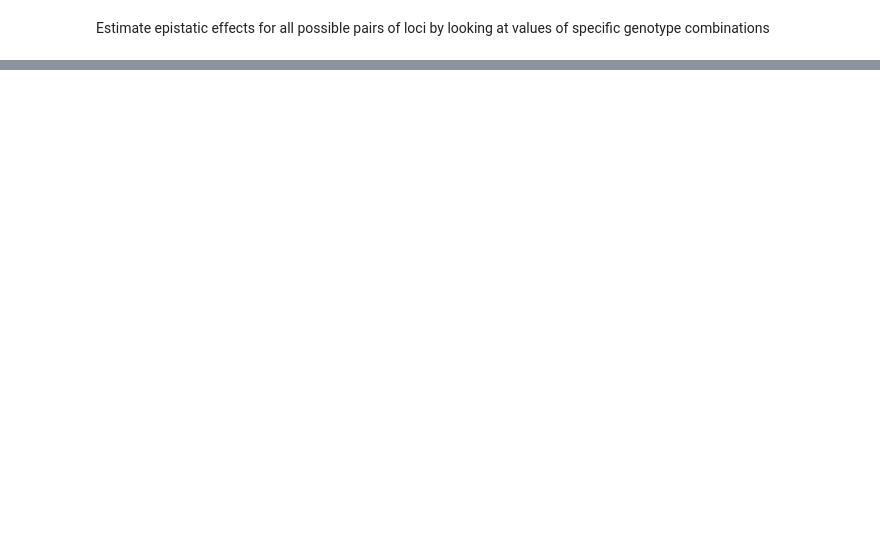
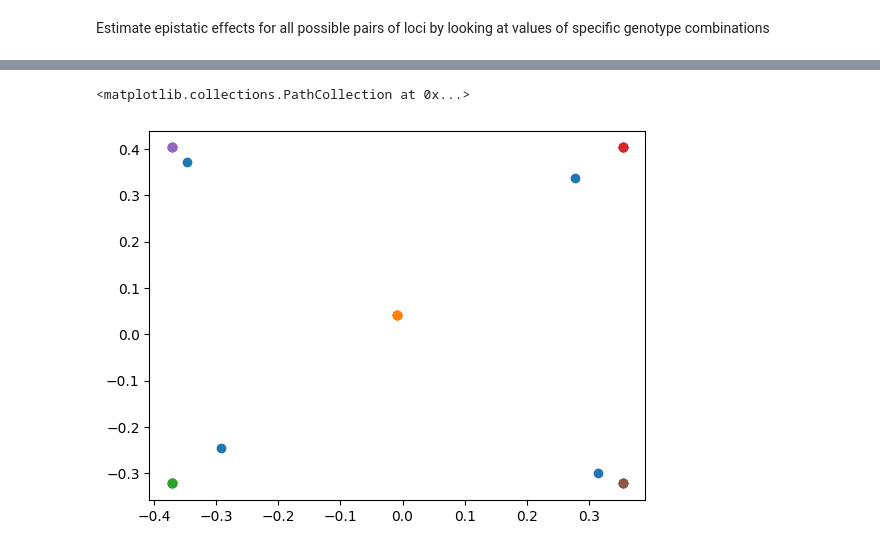
Before and after one commit to Arcadia-Science/2025_genopheno_local_linear_mapping, a Jupyter notebook: index.ipynb, the cells around one changed output, grey strips where cells are left out. Drawn from its saved outputs; the diff is of its cells as text; code cells hidden in the pictures; blank space fills up the shorter version.

```diff
--- a/index.ipynb
+++ b/index.ipynb
@@ -58,5 +58,5 @@ regularization = 1
 
 
 sim_name = f'qhaplo_{qtl_n}qtl_{sample_size}n_rep{rep}'
-base_file_name = f'sims/{sim_name}_'
-true_eff = pd.read_csv(f'sims/qhaplo_{qtl_n}qtl_{sample_size}n_rep1_eff.txt', delimiter=' ')
+base_file_name = f'input_data//{sim_name}_'
+true_eff = pd.read_csv(f'input_data//qhaplo_{qtl_n}qtl_{sample_size}n_rep1_eff.txt', delimiter=' ')
@@ -63,6 +65,8 @@ true_eff = pd.read_csv(f'sims/qhaplo_{qtl_n}qtl_{sample_size}n_rep1_eff.txt', de
 # %% [markdown]
 #### Managing input data
 # %%
+# | code-fold: true
+
 #datasets and dataloaders
 class BaseDataset(Dataset):
     """
@@ -180,7 +184,7 @@ class HeritabilityAdjustedDataset(torch.utils.data.Dataset):
 
 
 def create_data_loaders_with_heritability(base_file_name, heritability=1.0, batch_size=128,
-                                          num_workers=3, shuffle=True, seed=42,
+                                          num_workers=0, shuffle=True, seed=42,
                                           encode_minus_plus_one=True):
     """
     Create DataLoaders with adjusted heritability.
@@ -1746,0 +1827,15 @@ paired_all = extract_all_epistatic_pairs(model, test_loader_gp, true_eff,
+# %%
+ex=  paired_all[(paired_all['phenotype'] == 'Phenotype_5') & (paired_all['locus1'] == 16) &  (paired_all['locus2'] == 54)].copy()
+#ex = paired_all[(paired_all['phenotype_idx'] == 2) & (paired_all['epi_eff'] != 0) ]
+
+
+plt.scatter(ex['mean_sens1'], ex['mean_sens2'])
+plt.scatter(ex['add_eff1'], ex['add_eff2'])
+
+plt.scatter(ex['add_eff1'] + ex['epi_eff'], ex['add_eff2'] +ex['epi_eff'])
+plt.scatter(ex['add_eff1'] - ex['epi_eff'], ex['add_eff2'] -ex['epi_eff'])
+plt.scatter(ex['add_eff1'] + ex['epi_eff'], ex['add_eff2'] -ex['epi_eff'])
+plt.scatter(ex['add_eff1'] - ex['epi_eff'], ex['add_eff2'] +ex['epi_eff'])
+# %% [output]
+<matplotlib.collections.PathCollection at 0x...>
+[figure, added]
```
Also changed, not shown: parts of 52 cells of this notebook.
